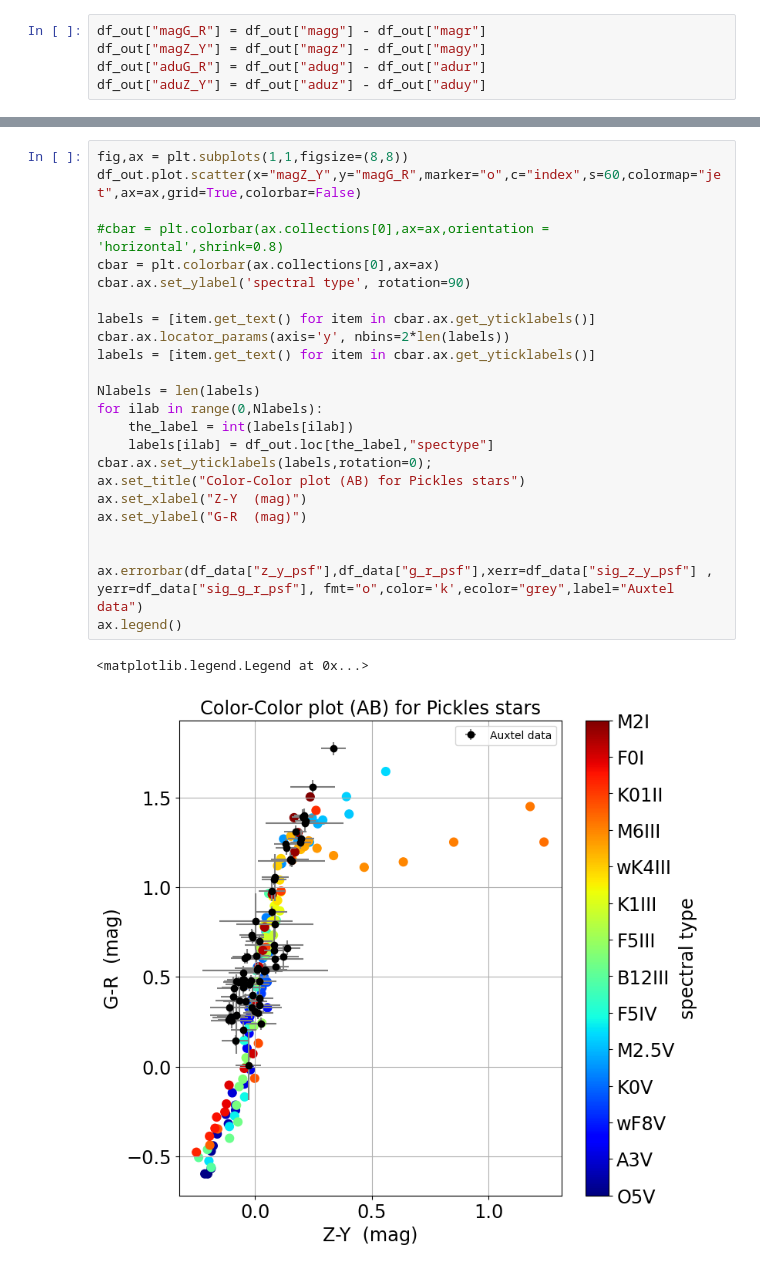
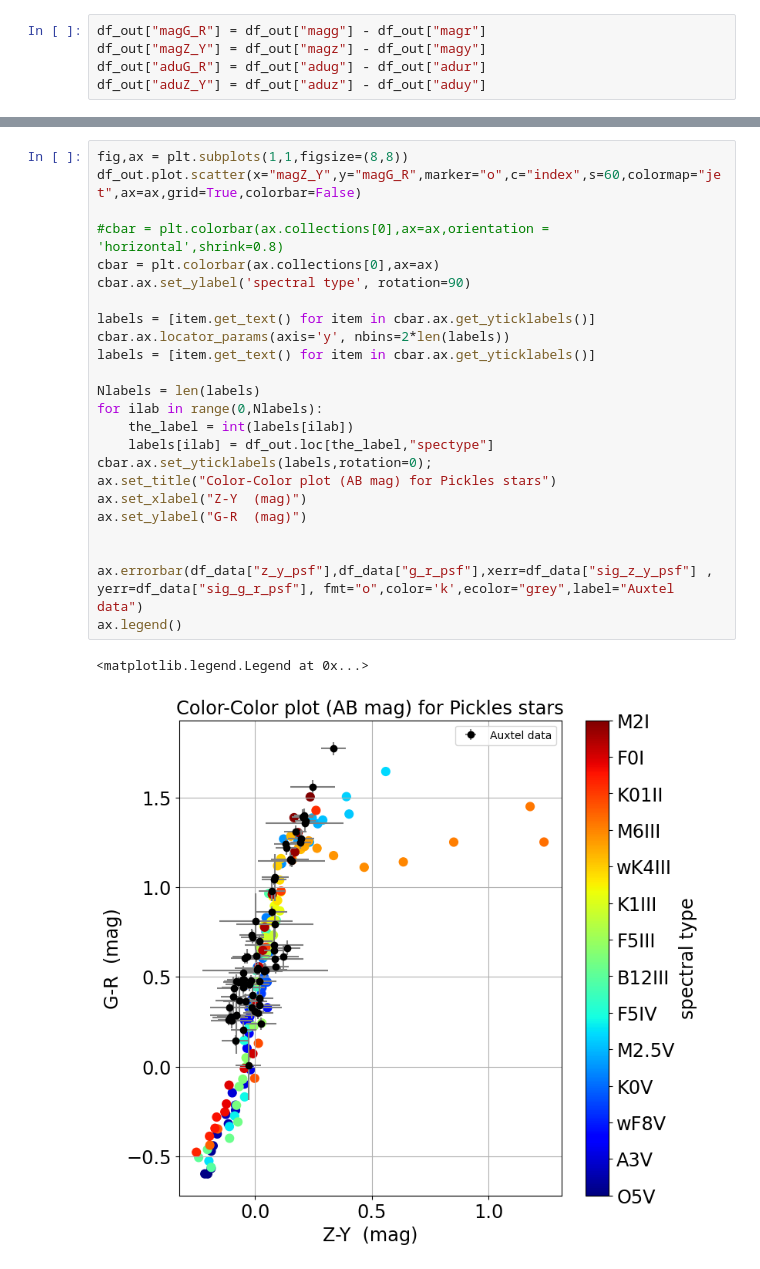
Before and after one commit to sylvielsstfr/RubinLSSTPhotometricCorrTuto, a Jupyter notebook: notebooks/06_SEDPicklesColors/CompareColorsPicklesAuxtelData_auxtelSDSSfilters.ipynb, the cells around one changed output, grey strips where cells are left out. Cells and saved outputs as stored; diff of their text form.

Commit message:
OK color-color plot comparison for BK and Pickle

```diff
--- a/notebooks/06_SEDPicklesColors/CompareColorsPicklesAuxtelData_auxtelSDSSfilters.ipynb
+++ b/notebooks/06_SEDPicklesColors/CompareColorsPicklesAuxtelData_auxtelSDSSfilters.ipynb
@@ -538,27 +538,27 @@ ax.legend()
 # %%
 fig,ax = plt.subplots(1,1,figsize=(8,8))
 df_out.plot.scatter(x="magZ_Y",y="magG_R",marker="o",c="index",s=60,colormap="jet",ax=ax,grid=True,colorbar=False)
 
 #cbar = plt.colorbar(ax.collections[0],ax=ax,orientation = 'horizontal',shrink=0.8)
 cbar = plt.colorbar(ax.collections[0],ax=ax)
 cbar.ax.set_ylabel('spectral type', rotation=90)
 
 labels = [item.get_text() for item in cbar.ax.get_yticklabels()]
 cbar.ax.locator_params(axis='y', nbins=2*len(labels))
 labels = [item.get_text() for item in cbar.ax.get_yticklabels()]
 
 Nlabels = len(labels)
 for ilab in range(0,Nlabels):
     the_label = int(labels[ilab])
     labels[ilab] = df_out.loc[the_label,"spectype"]
 cbar.ax.set_yticklabels(labels,rotation=0);
-ax.set_title("Color-Color plot (AB) for Pickles stars")
+ax.set_title("Color-Color plot (AB mag) for Pickles stars")
 ax.set_xlabel("Z-Y  (mag)")
 ax.set_ylabel("G-R  (mag)")
 
 
 ax.errorbar(df_data["z_y_psf"],df_data["g_r_psf"],xerr=df_data["sig_z_y_psf"] , yerr=df_data["sig_g_r_psf"], fmt="o",color='k',ecolor="grey",label="Auxtel data")
 ax.legend()
 # %% [output]
 <matplotlib.legend.Legend at 0x...>
-[figure, old version]
+[figure, new version]
```
Also changed, not shown: parts of 2 cells of this notebook.
